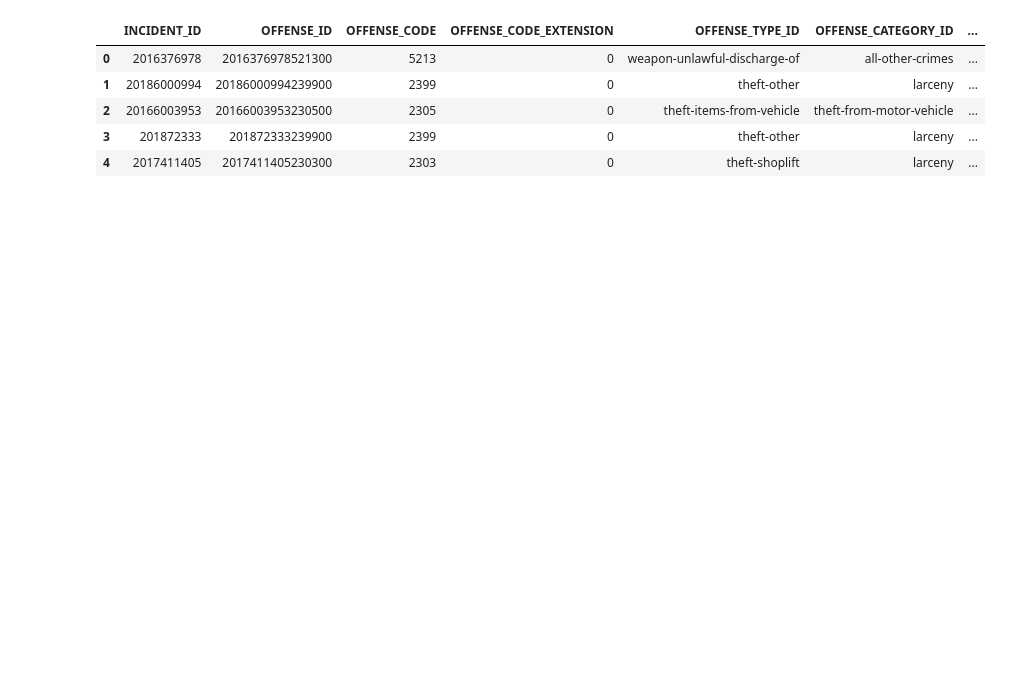
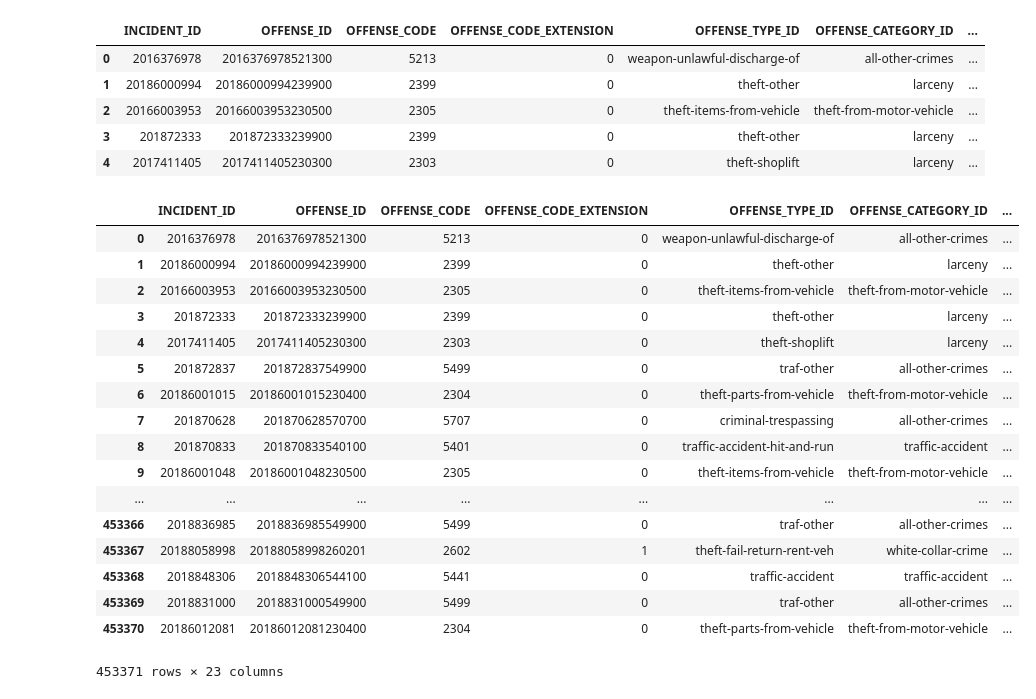
Before and after one commit to JenniferRae84/Denver_Crime_Project, a Jupyter notebook: Summer Analysis.ipynb, the cells around one changed output. Cells and saved outputs as stored; diff of their text form; code cells hidden in the pictures; blank space fills up the shorter version.

```diff
--- a/Summer Analysis.ipynb
+++ b/Summer Analysis.ipynb
@@ -3,3 +8,3 @@ import pandas as pd
 # %%
-df=pd.read_csv("Resource/crime.csv")
+crime_df=pd.read_csv('/Users/summerhe/Desktop/Project_1/Resource/crime.csv')
 # %%
@@ -11,3 +16,35 @@ df.head()
 | 2 | 20166003953 | 20166003953230500 | 2305 | 0 | theft-items-from-vehicle | theft-from-motor-vehicle | ... |
 | 3 | 201872333 | 201872333239900 | 2399 | 0 | theft-other | larceny | ... |
 | 4 | 2017411405 | 2017411405230300 | 2303 | 0 | theft-shoplift | larceny | ... |
+# %%
+# df = pd.DataFrame(['a|b', 'c|d'])
+# s = df[0].apply(lambda x: x.split('|'))
+# df['left'] = s.apply(lambda x: x[0])
+# df['right'] = s.apply(lambda x: x[1])
+
+FIRST_OCCURRENCE_DATE = crime_df["FIRST_OCCURRENCE_DATE"].apply(lambda x: x.split(" "))
+crime_df["first_occur_m/d/y"] = FIRST_OCCURRENCE_DATE.apply(lambda x: x[0])
+crime_df["first_occur_time"] = FIRST_OCCURRENCE_DATE.apply(lambda x: x[1])
+crime_df["first_occur_am/pm"] = FIRST_OCCURRENCE_DATE.apply(lambda x: x[2])
+crime_df["first_12-time"]= crime_df[["first_occur_time","first_occur_am/pm"]].apply(lambda x: "".join(x),axis = 1)
+crime_df
+# crime_df["FIRST_OCCURRENCE_DATE"]
+# %% [output]
+|  | INCIDENT_ID | OFFENSE_ID | OFFENSE_CODE | OFFENSE_CODE_EXTENSION | OFFENSE_TYPE_ID | OFFENSE_CATEGORY_ID | ... |
+| 0 | 2016376978 | 2016376978521300 | 5213 | 0 | weapon-unlawful-discharge-of | all-other-crimes | ... |
+| 1 | 20186000994 | 20186000994239900 | 2399 | 0 | theft-other | larceny | ... |
+| 2 | 20166003953 | 20166003953230500 | 2305 | 0 | theft-items-from-vehicle | theft-from-motor-vehicle | ... |
+| 3 | 201872333 | 201872333239900 | 2399 | 0 | theft-other | larceny | ... |
+| 4 | 2017411405 | 2017411405230300 | 2303 | 0 | theft-shoplift | larceny | ... |
+| 5 | 201872837 | 201872837549900 | 5499 | 0 | traf-other | all-other-crimes | ... |
+| 6 | 20186001015 | 20186001015230400 | 2304 | 0 | theft-parts-from-vehicle | theft-from-motor-vehicle | ... |
+| 7 | 201870628 | 201870628570700 | 5707 | 0 | criminal-trespassing | all-other-crimes | ... |
+| 8 | 201870833 | 201870833540100 | 5401 | 0 | traffic-accident-hit-and-run | traffic-accident | ... |
+| 9 | 20186001048 | 20186001048230500 | 2305 | 0 | theft-items-from-vehicle | theft-from-motor-vehicle | ... |
+| ... | ... | ... | ... | ... | ... | ... | ... |
+| 453366 | 2018836985 | 2018836985549900 | 5499 | 0 | traf-other | all-other-crimes | ... |
+| 453367 | 20188058998 | 20188058998260201 | 2602 | 1 | theft-fail-return-rent-veh | white-collar-crime | ... |
+| 453368 | 2018848306 | 2018848306544100 | 5441 | 0 | traffic-accident | traffic-accident | ... |
+| 453369 | 2018831000 | 2018831000549900 | 5499 | 0 | traf-other | all-other-crimes | ... |
+| 453370 | 20186012081 | 20186012081230400 | 2304 | 0 | theft-parts-from-vehicle | theft-from-motor-vehicle | ... |
+453371 rows × 23 columns
```
Also changed, not shown: parts of 18 cells of this notebook.
